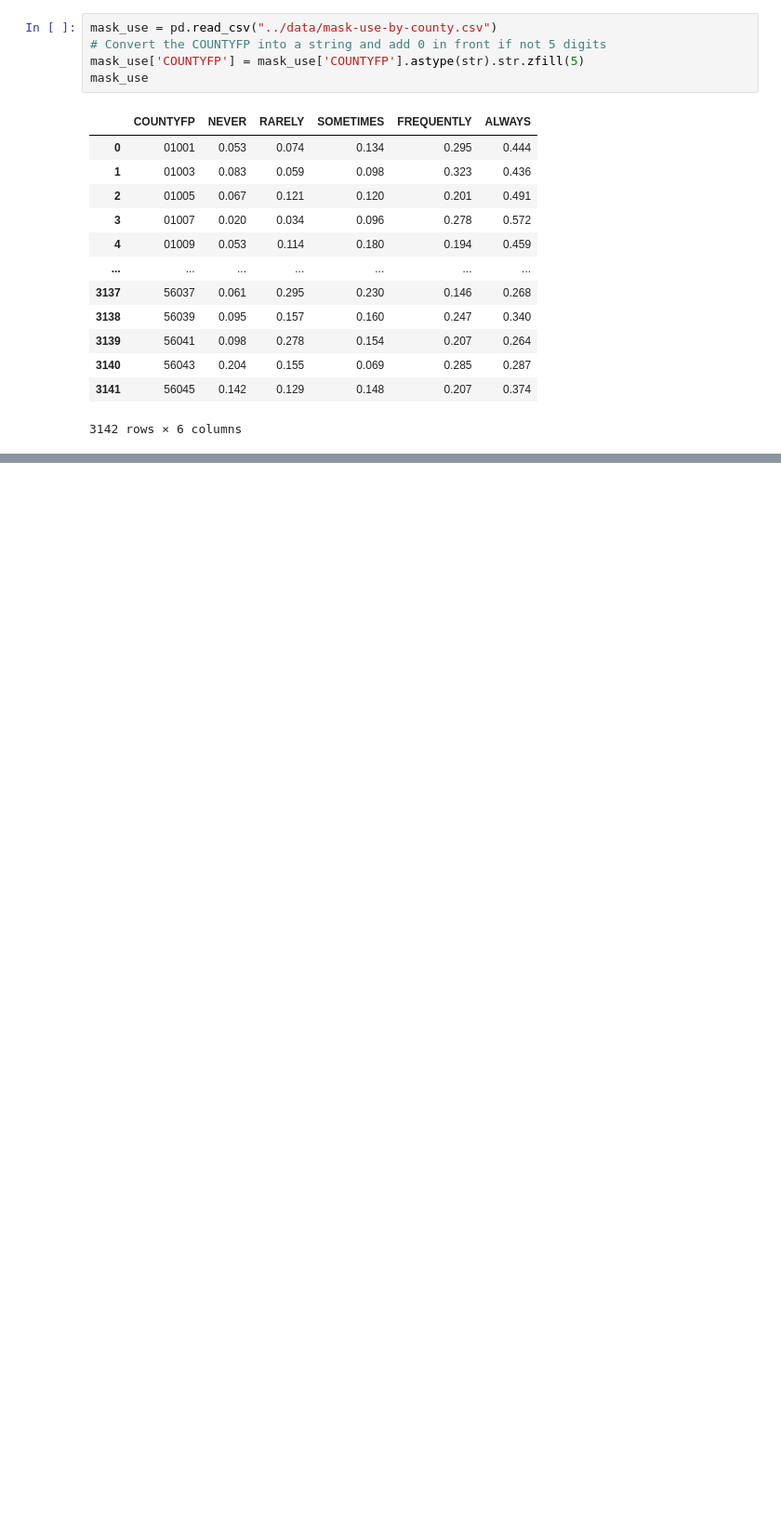
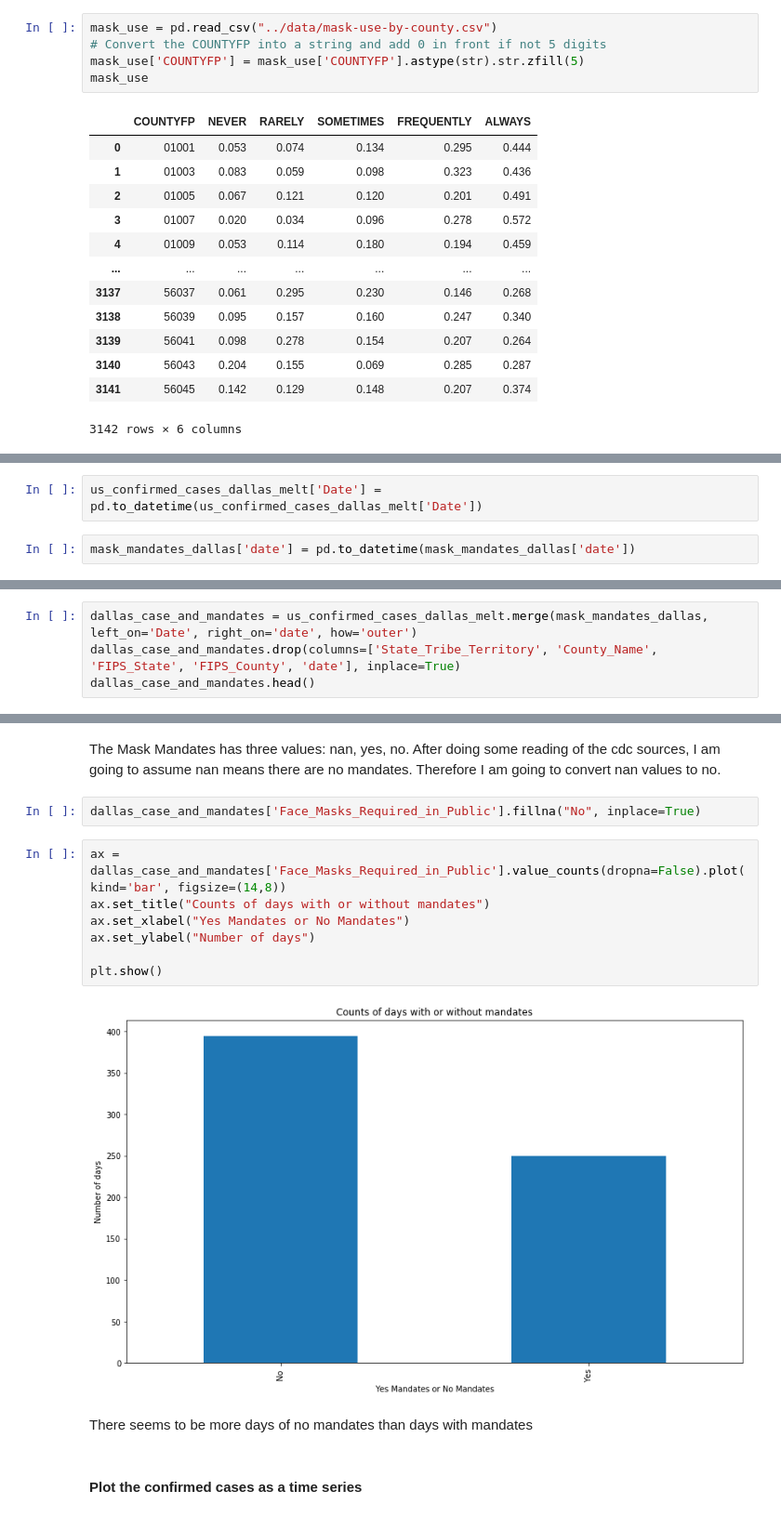
Before and after one commit to azhou5211/hcde_project, a Jupyter notebook: A4/notebooks/A4.ipynb, the cells around one changed output, grey strips where cells are left out. Shown at 93% size. Cells and saved outputs as stored; diff of their text form; blank space fills up the shorter version.

```diff
--- a/A4/notebooks/A4.ipynb
+++ b/A4/notebooks/A4.ipynb
@@ -75,0 +144,4 @@ mask_use
+# %%
+us_confirmed_cases_dallas_melt['Date'] = pd.to_datetime(us_confirmed_cases_dallas_melt['Date'])
+# %%
+mask_mandates_dallas['date'] = pd.to_datetime(mask_mandates_dallas['date'])
@@ -75,0 +150,4 @@ mask_use
+# %%
+dallas_case_and_mandates = us_confirmed_cases_dallas_melt.merge(mask_mandates_dallas, left_on='Date', right_on='date', how='outer')
+dallas_case_and_mandates.drop(columns=['State_Tribe_Territory', 'County_Name', 'FIPS_State', 'FIPS_County', 'date'], inplace=True)
+dallas_case_and_mandates.head()
@@ -75,0 +169,17 @@ mask_use
+# %% [markdown]
+The Mask Mandates has three values: nan, yes, no. After doing some reading of the cdc sources, I am going to assume nan means there are no mandates. Therefore I am going to convert nan values to no.
+# %%
+dallas_case_and_mandates['Face_Masks_Required_in_Public'].fillna("No", inplace=True)
+# %%
+ax = dallas_case_and_mandates['Face_Masks_Required_in_Public'].value_counts(dropna=False).plot(kind='bar', figsize=(14,8))
+ax.set_title("Counts of days with or without mandates")
+ax.set_xlabel("Yes Mandates or No Mandates")
+ax.set_ylabel("Number of days")
+
+plt.show()
+# %% [output]
+[figure, added]
+# %% [markdown]
+There seems to be more days of no mandates than days with mandates
+# %% [markdown]
+#### Plot the confirmed cases as a time series
```
Also changed, not shown: parts of 37 cells of this notebook.
